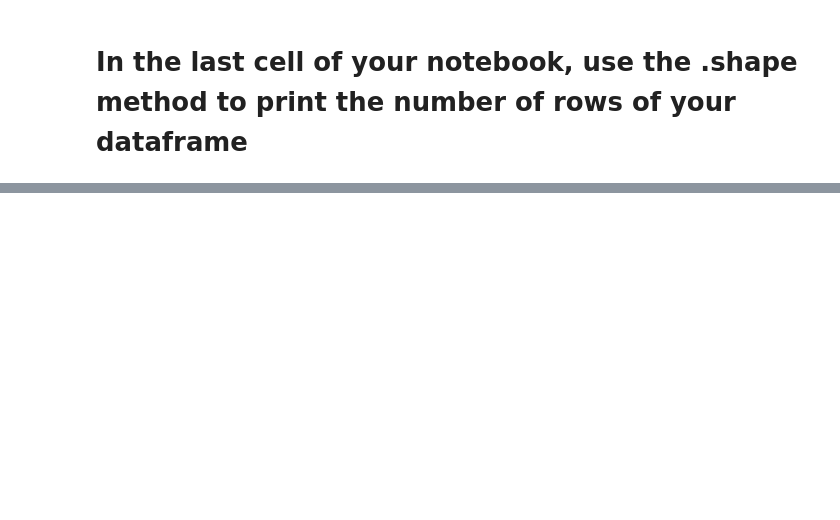
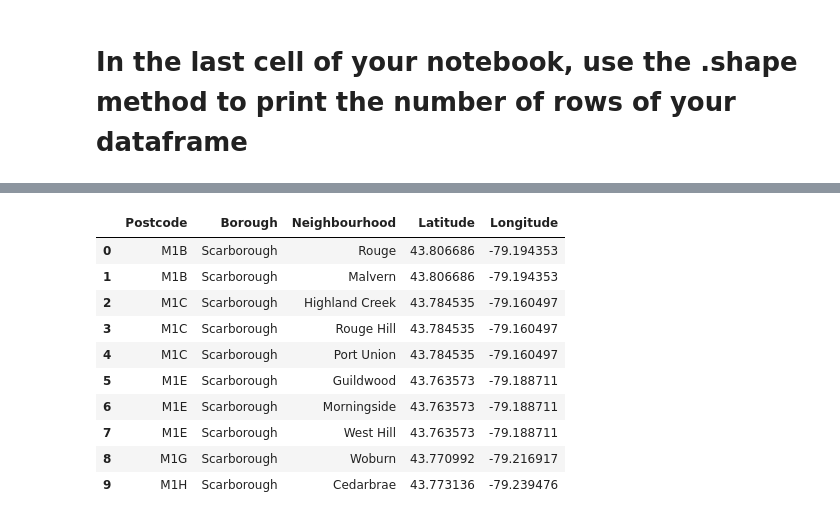
Before and after one commit to malthippana/Coursera_Capstone, a Jupyter notebook: Chapter 9 Week 3 Assignment.ipynb, the cells around one changed output, grey strips where cells are left out. Saved outputs shown, nothing was run; the diff lists cells and outputs as text; code cells hidden in the pictures; blank space fills up the shorter version.

```diff
--- a/Chapter 9 Week 3 Assignment.ipynb
+++ b/Chapter 9 Week 3 Assignment.ipynb
@@ -17,7 +41,7 @@ dfs1.head(3)
 # %% [markdown]
 # Only process the cells that have an assigned borough. Ignore cells with a borough that is Not assigned
 # %%
-dfs2 = dfs1[dfs1['Borough']!= 'Not assigned']
+dfs2 = dfs[dfs['Borough']!= 'Not assigned']
 dfs2.head(10)
 # %% [output]
 |  | Postcode | Borough | Neighbourhood |
@@ -84,0 +82,4 @@ M9W      Etobicoke                                                 Northwest
+# %%
+dfs2.groupby(['Postcode','Borough'], as_index=False).agg([('UpdatedNeighbourhood', ', '.join)])
+dfs2.reset_index(level=0, inplace=True)
+dfs2.head()
@@ -90,0 +101,3 @@ group_data.shape
+# %%
+geo_data = pd.read_csv('https://cocl.us/Geospatial_data')
+geo_data.head()
@@ -90,0 +111,20 @@ group_data.shape
+# %%
+# pd.merge(restaurant_ids_dataframe, restaurant_review_frame, on='business_id', how='outer')
+newdf = pd.merge( geo_data, dfs2, how='left', right_on = 'Postcode', left_on = 'Postal Code')
+newdf.drop(['index','Postal Code','Neighbourhood'], axis=1, inplace=True)
+newdf.rename(columns={'UpdatedNeighbourhood':'Neighbourhood'}, inplace=True)
+neworder = ['Postcode','Borough','Neighbourhood','Latitude','Longitude']
+newdf=newdf.reindex(columns=neworder)
+newdf.head(10)
+# %% [output]
+|  | Postcode | Borough | Neighbourhood | Latitude | Longitude |
+| 0 | M1B | Scarborough | Rouge | 43.806686 | -79.194353 |
+| 1 | M1B | Scarborough | Malvern | 43.806686 | -79.194353 |
+| 2 | M1C | Scarborough | Highland Creek | 43.784535 | -79.160497 |
+| 3 | M1C | Scarborough | Rouge Hill | 43.784535 | -79.160497 |
+| 4 | M1C | Scarborough | Port Union | 43.784535 | -79.160497 |
+| 5 | M1E | Scarborough | Guildwood | 43.763573 | -79.188711 |
+| 6 | M1E | Scarborough | Morningside | 43.763573 | -79.188711 |
+| 7 | M1E | Scarborough | West Hill | 43.763573 | -79.188711 |
+| 8 | M1G | Scarborough | Woburn | 43.770992 | -79.216917 |
+| 9 | M1H | Scarborough | Cedarbrae | 43.773136 | -79.239476 |
```
Also changed, not shown: parts of 16 cells of this notebook.
